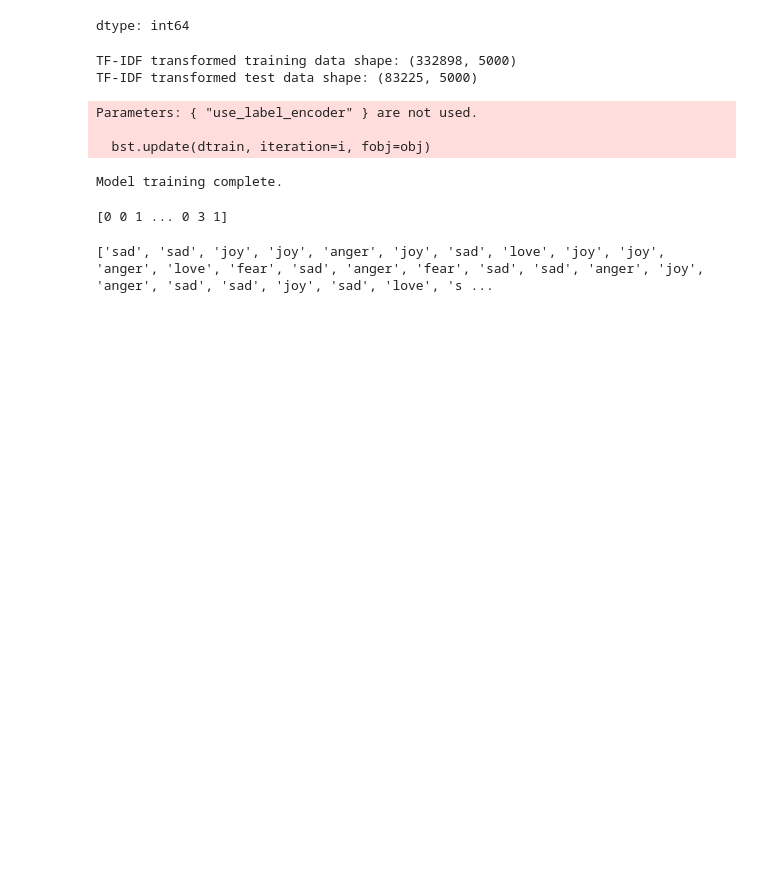
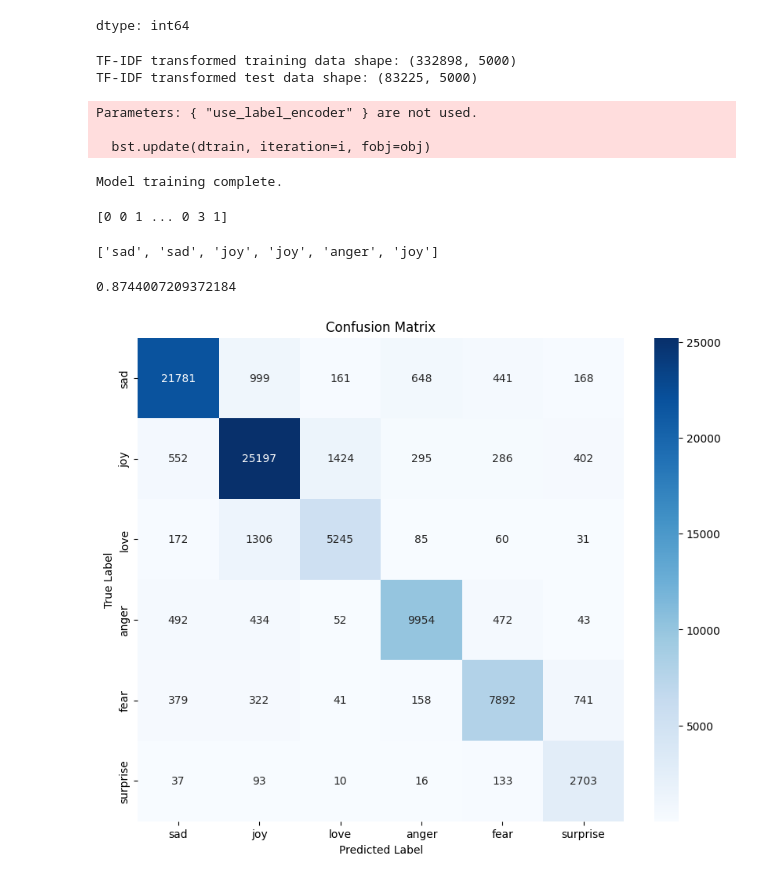
Before and after one commit to aadvikchaturvedi/Sentiment-Analysis-Model, a Jupyter notebook: code.ipynb, the cells around one changed output. Drawn from its saved outputs; the diff is of its cells as text; code cells hidden in the pictures; blank space fills up the shorter version.

Commit message:
added accuracy and confusion matrix

```diff
--- a/code.ipynb
+++ b/code.ipynb
@@ -218,6 +199,25 @@ ind = 0
 labelled_predict = []
 for val in predictValues:
   labelled_predict.append(dictionary[val])
-print(labelled_predict)
+print(labelled_predict[:6])
 # %% [output]
-['sad', 'sad', 'joy', 'joy', 'anger', 'joy', 'sad', 'love', 'joy', 'joy', 'anger', 'love', 'fear', 'sad', 'anger', 'fear', 'sad', 'sad', 'anger', 'joy', 'anger', 'sad', 'sad', 'joy', 'sad', 'love', 's ...
+['sad', 'sad', 'joy', 'joy', 'anger', 'joy']
+# %%
+from sklearn.metrics import accuracy_score
+print(accuracy_score(predictValues, Y_test))
+# %% [output]
+0.8744007209372184
+# %%
+from sklearn.metrics import confusion_matrix
+import seaborn as sns
+import matplotlib.pyplot as plt
+
+plt.figure(figsize=(10, 8))
+cm = confusion_matrix(Y_test, predictValues)
+sns.heatmap(cm, annot=True, fmt='d', cmap='Blues', xticklabels=dictionary.values(), yticklabels=dictionary.values())
+plt.xlabel('Predicted Label')
+plt.ylabel('True Label')
+plt.title('Confusion Matrix')
+plt.show()
+# %% [output]
+[figure, added]
```
Also changed, not shown: parts of 2 cells of this notebook.
